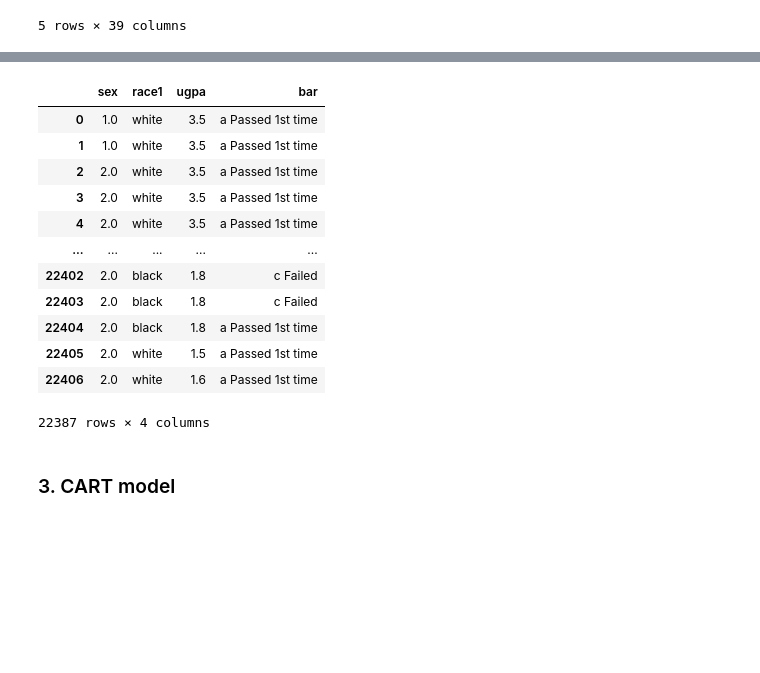
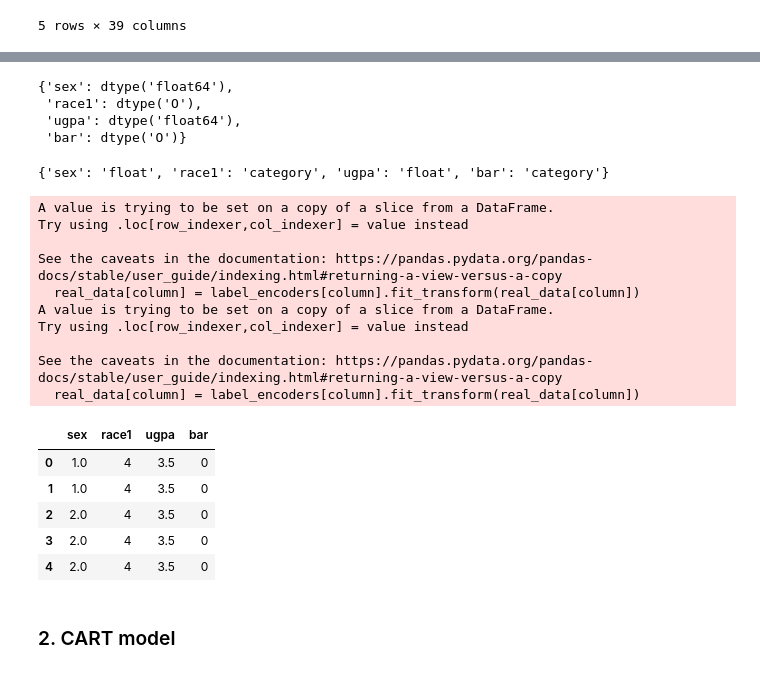
Before and after one commit to NGO-Algorithm-Audit/local-first-web-tool, a Jupyter notebook: notebooks/CART_LawSchoolAdmissionBar.ipynb, the cells around one changed output, grey strips where cells are left out. Cells and saved outputs as stored; diff of their text form; code cells hidden in the pictures; blank space fills up the shorter version.

```diff
--- a/notebook/CART_LawSchoolAdmissionBar.ipynb
+++ b/notebooks/CART_LawSchoolAdmissionBar.ipynb
@@ -66,18 +85,42 @@ dtype: int64
-# %%
-real_data
-# %% [output]
-|  | sex | race1 | ugpa | bar |
-| 0 | 1.0 | white | 3.5 | a Passed 1st time |
-| 1 | 1.0 | white | 3.5 | a Passed 1st time |
-| 2 | 2.0 | white | 3.5 | a Passed 1st time |
-| 3 | 2.0 | white | 3.5 | a Passed 1st time |
-| 4 | 2.0 | white | 3.5 | a Passed 1st time |
-| ... | ... | ... | ... | ... |
-| 22402 | 2.0 | black | 1.8 | c Failed |
-| 22403 | 2.0 | black | 1.8 | c Failed |
-| 22404 | 2.0 | black | 1.8 | a Passed 1st time |
-| 22405 | 2.0 | white | 1.5 | a Passed 1st time |
-| 22406 | 2.0 | white | 1.6 | a Passed 1st time |
-22387 rows × 4 columns
+# %%
+# automatically detect the data type of each column
+dtypes_dict = real_data.dtypes.to_dict()
+dtypes_dict
+# %% [output]
+{'sex': dtype('float64'),
+ 'race1': dtype('O'),
+ 'ugpa': dtype('float64'),
+ 'bar': dtype('O')}
+# %%
+# replace 'float64' with 'float' and 'O' with 'object'
+dtypes_dict = {k: 'float' if v == 'float64' else 'category' if v == 'O' else v for k, v in dtypes_dict.items()}
+dtypes_dict
+# %% [output]
+{'sex': 'float', 'race1': 'category', 'ugpa': 'float', 'bar': 'category'}
+# %%
+# Encode string columns to numeric values
+label_encoders = {}
+for column in real_data.select_dtypes(include=['object']).columns:
+    label_encoders[column] = LabelEncoder()
+    real_data[column] = label_encoders[column].fit_transform(real_data[column])
+
+real_data.head()
+# %% [output]
+A value is trying to be set on a copy of a slice from a DataFrame.
+Try using .loc[row_indexer,col_indexer] = value instead
+
+See the caveats in the documentation: https://pandas.pydata.org/pandas-docs/stable/user_guide/indexing.html#returning-a-view-versus-a-copy
+  real_data[column] = label_encoders[column].fit_transform(real_data[column])
+A value is trying to be set on a copy of a slice from a DataFrame.
+Try using .loc[row_indexer,col_indexer] = value instead
+
+See the caveats in the documentation: https://pandas.pydata.org/pandas-docs/stable/user_guide/indexing.html#returning-a-view-versus-a-copy
+  real_data[column] = label_encoders[column].fit_transform(real_data[column])
+|  | sex | race1 | ugpa | bar |
+| 0 | 1.0 | 4 | 3.5 | 0 |
+| 1 | 1.0 | 4 | 3.5 | 0 |
+| 2 | 2.0 | 4 | 3.5 | 0 |
+| 3 | 2.0 | 4 | 3.5 | 0 |
+| 4 | 2.0 | 4 | 3.5 | 0 |
 # %% [markdown]
-### 3. CART model
+### 2. CART model
```
Also changed, not shown: parts of 16 cells of this notebook, 3 other files.
